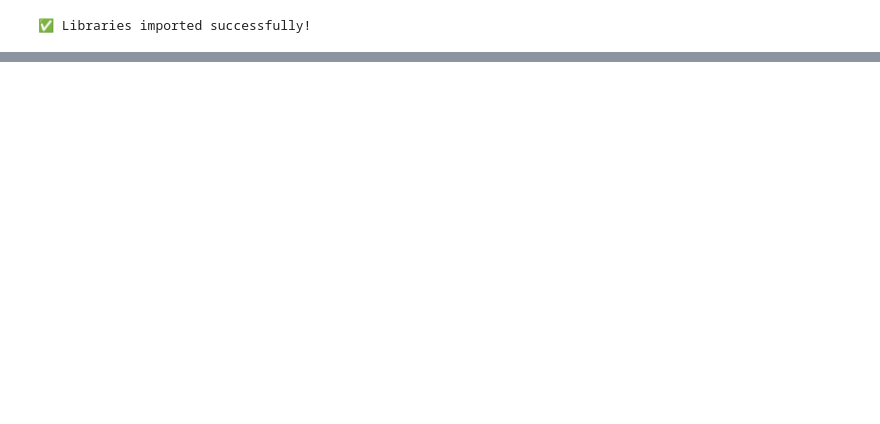
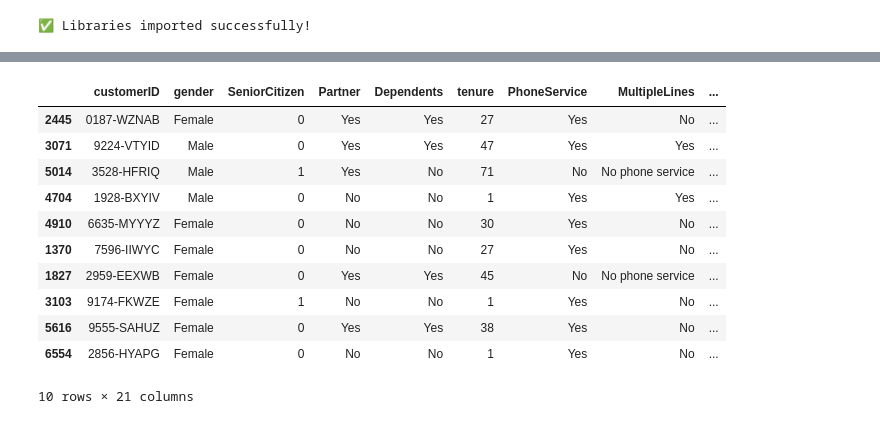
Before and after one commit to Yenuli0808/CM2604_Telco_Customer_Churn-CW, a Jupyter notebook: notebooks/02_data_cleaning.ipynb, the cells around one changed output, grey strips where cells are left out. Drawn from its saved outputs; the diff is of its cells as text; code cells hidden in the pictures; blank space fills up the shorter version.

```diff
--- a/notebooks/02_data_cleaning.ipynb
+++ b/notebooks/02_data_cleaning.ipynb
@@ -24,0 +76,15 @@ FileNotFoundError: [Errno 2] No such file or directory: 'Telco-Customer-Churn.cs
+# %%
+df.sample(10)
+# %% [output]
+|  | customerID | gender | SeniorCitizen | Partner | Dependents | tenure | PhoneService | MultipleLines | ... |
+| 2445 | 0187-WZNAB | Female | 0 | Yes | Yes | 27 | Yes | No | ... |
+| 3071 | 9224-VTYID | Male | 0 | Yes | Yes | 47 | Yes | Yes | ... |
+| 5014 | 3528-HFRIQ | Male | 1 | Yes | No | 71 | No | No phone service | ... |
+| 4704 | 1928-BXYIV | Male | 0 | No | No | 1 | Yes | Yes | ... |
+| 4910 | 6635-MYYYZ | Female | 0 | No | No | 30 | Yes | No | ... |
+| 1370 | 7596-IIWYC | Female | 0 | No | No | 27 | Yes | No | ... |
+| 1827 | 2959-EEXWB | Female | 0 | Yes | Yes | 45 | No | No phone service | ... |
+| 3103 | 9174-FKWZE | Female | 1 | No | No | 1 | Yes | No | ... |
+| 5616 | 9555-SAHUZ | Female | 0 | Yes | Yes | 38 | Yes | No | ... |
+| 6554 | 2856-HYAPG | Female | 0 | No | No | 1 | Yes | No | ... |
+10 rows × 21 columns
```
Also changed, not shown: parts of 12 cells of this notebook.
